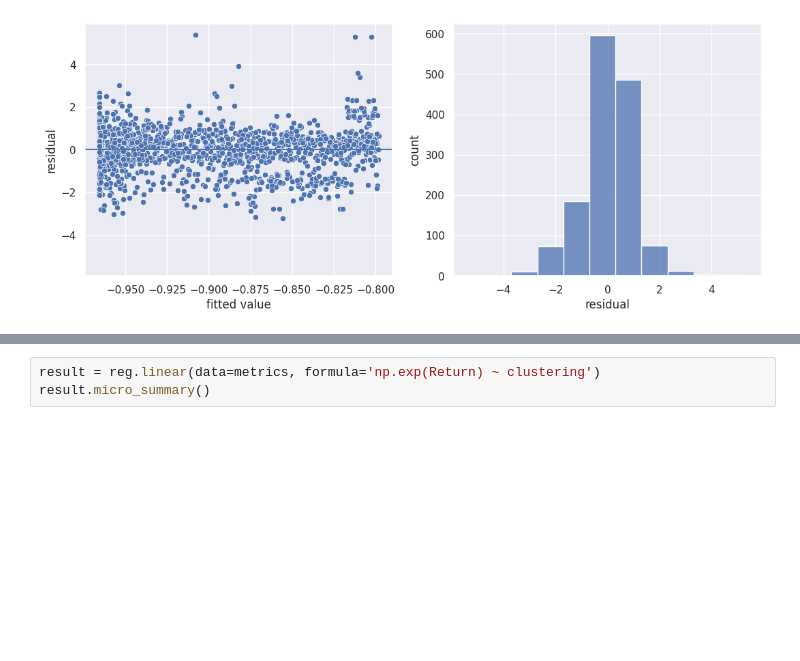
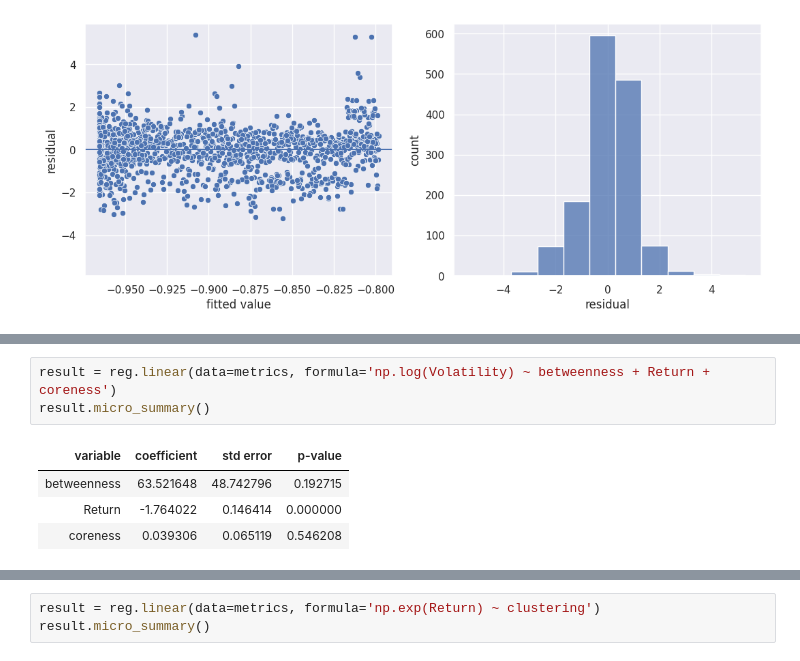
Before and after one commit to arthurchieppe/redsoc-projeto, a Jupyter notebook: modelos.ipynb, the cells around one changed output, grey strips where cells are left out. Drawn from its saved outputs; the diff is of its cells as text; blank space fills up the shorter version.

```diff
--- a/modelos.ipynb
+++ b/modelos.ipynb
@@ -57,0 +59,8 @@ result.plot_residuals()
+# %%
+result = reg.linear(data=metrics, formula='np.log(Volatility) ~ betweenness + Return + coreness')
+result.micro_summary()
+# %% [output]
+| variable | coefficient | std error | p-value |
+| betweenness | 63.521648 | 48.742796 | 0.192715 |
+| Return | -1.764022 | 0.146414 | 0.000000 |
+| coreness | 0.039306 | 0.065119 | 0.546208 |
```
Also changed, not shown: parts of 7 cells of this notebook.
